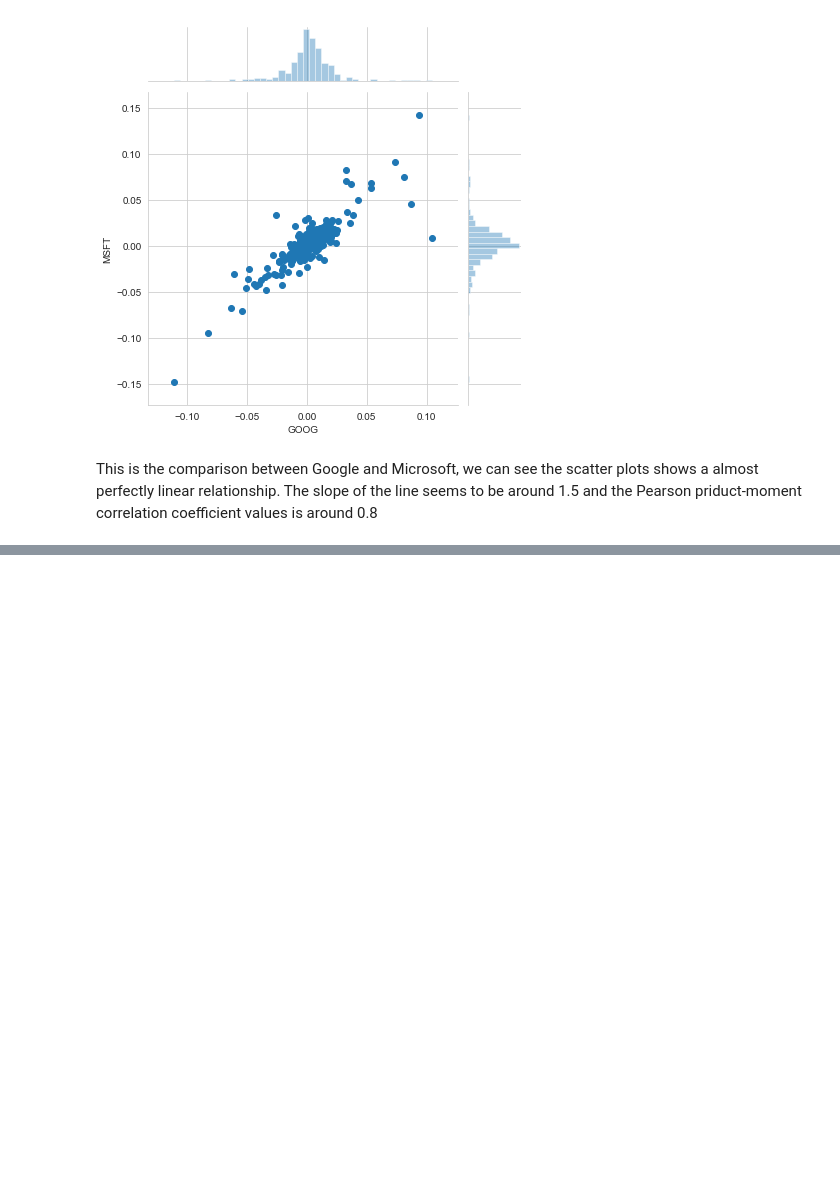
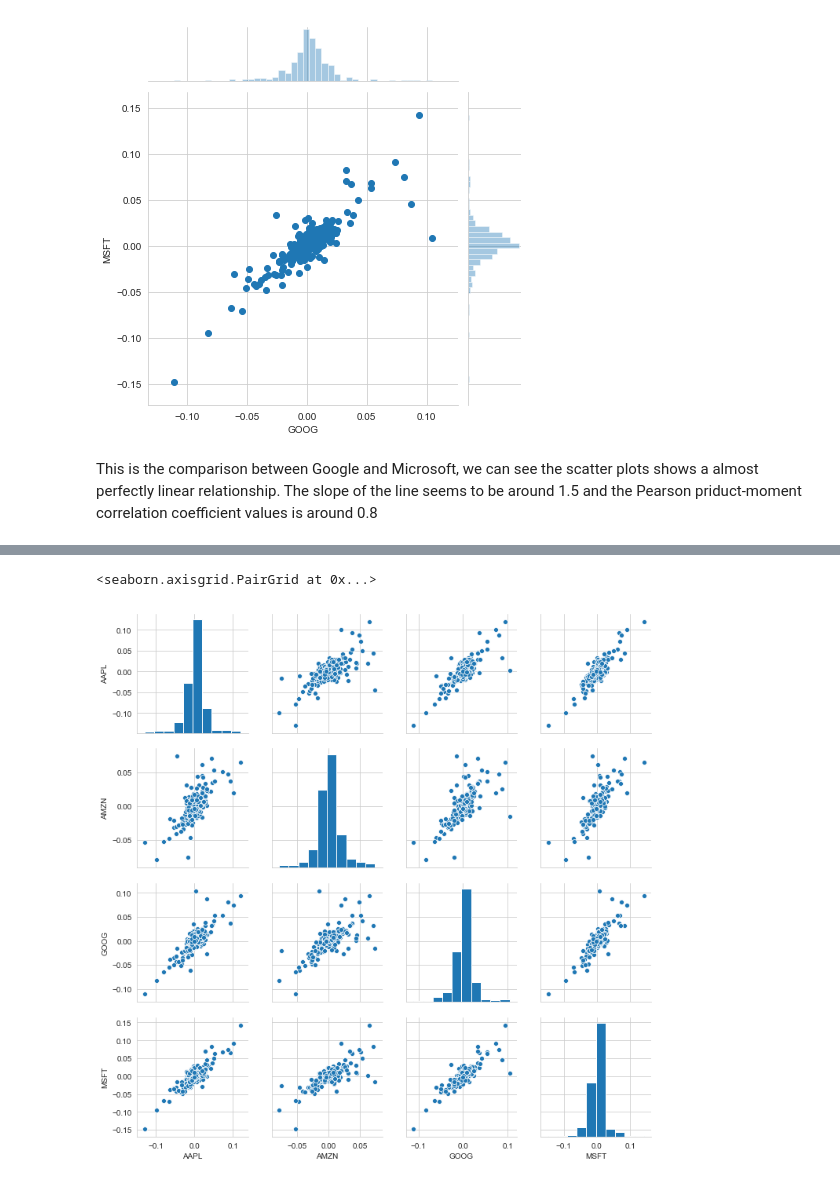
Before and after one commit to stellazhu31/Stock_Market_Data_Analysis, a Jupyter notebook: Stock Market Data Analysis - Personal Project .ipynb, the cells around one changed output, grey strips where cells are left out. Drawn from its saved outputs; the diff is of its cells as text; code cells hidden in the pictures; blank space fills up the shorter version.

```diff
--- a/Stock Market Data Analysis - Personal Project .ipynb
+++ b/Stock Market Data Analysis - Personal Project .ipynb
@@ -174,0 +186,5 @@ This is the comparison between Google and Microsoft, we can see the scatter plot
+# %%
+sns.pairplot(tech_rets.dropna())
+# %% [output]
+<seaborn.axisgrid.PairGrid at 0x...>
+[figure, added]
```
Also changed, not shown: parts of 12 cells of this notebook.
